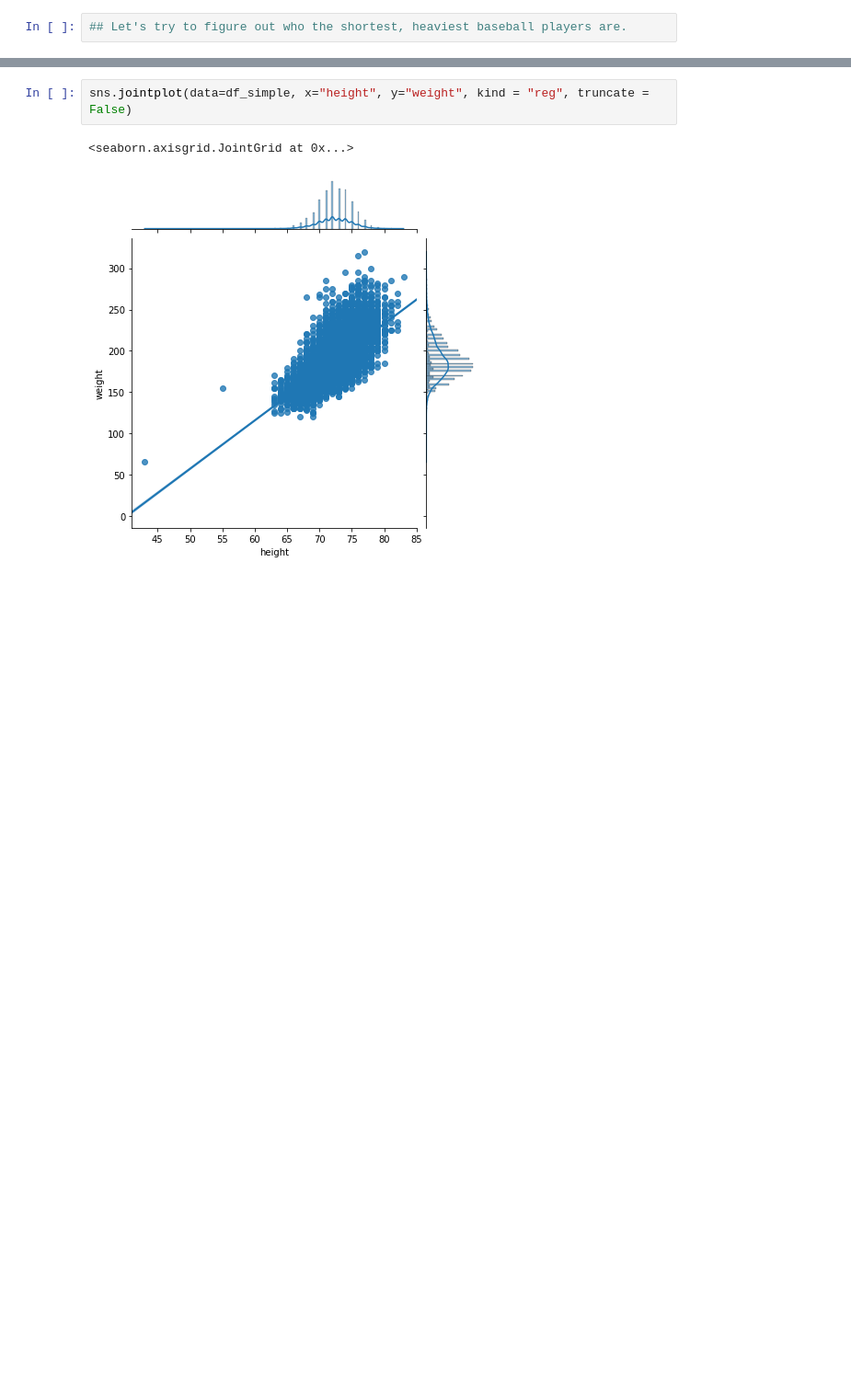
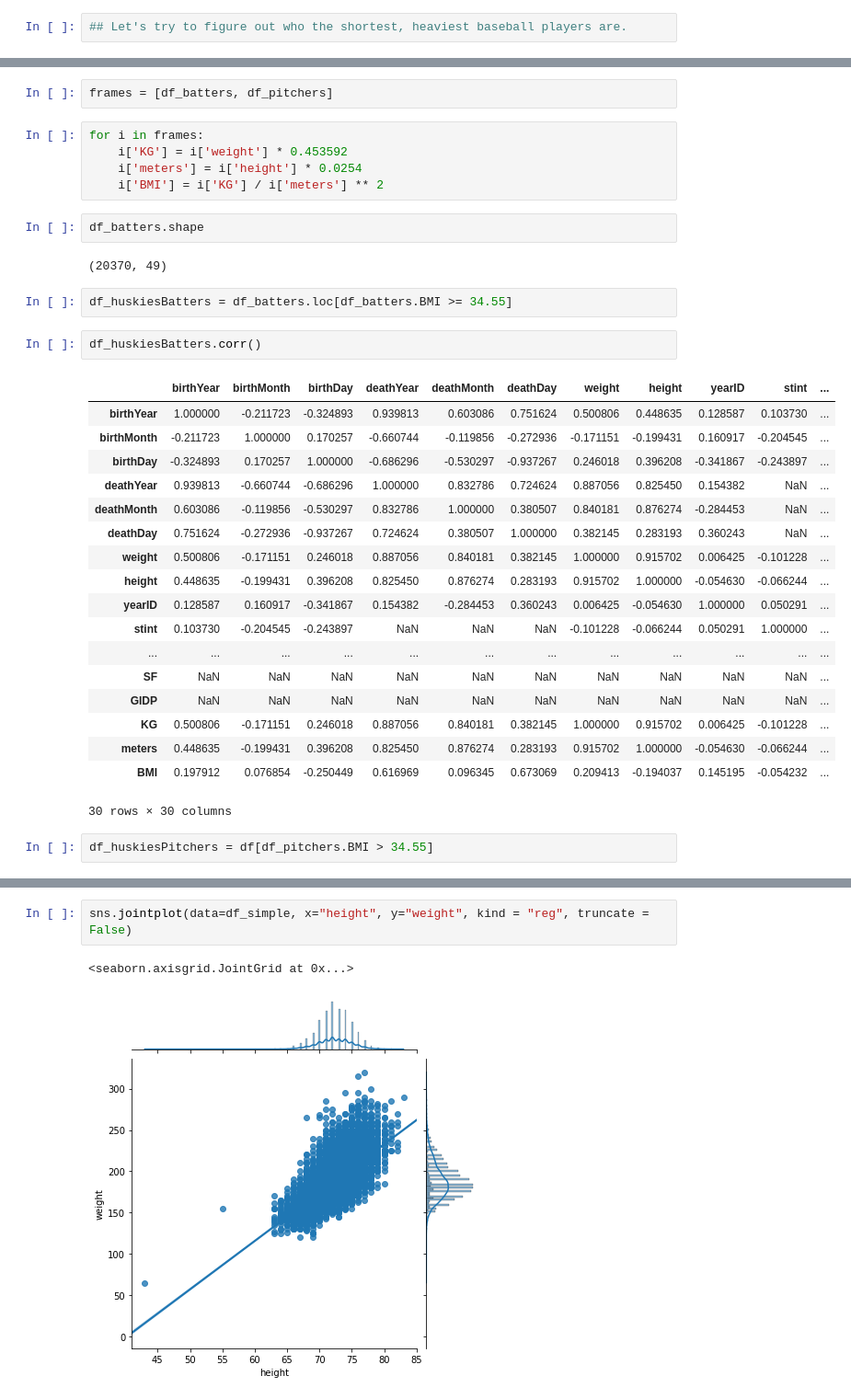
Before and after one commit to obverter/baseballings, a Jupyter notebook: high-bmi.ipynb, the cells around one changed output, grey strips where cells are left out. Shown: that part at 92% size. Cells and saved outputs as stored; diff of their text form; blank space fills up the shorter version.

```diff
--- a/high-bmi.ipynb
+++ b/high-bmi.ipynb
@@ -53 +50,37 @@ df_simple = df_simple.drop(
+# %%
+frames = [df_batters, df_pitchers]
+# %%
+for i in frames:
+    i['KG'] = i['weight'] * 0.453592
+    i['meters'] = i['height'] * 0.0254
+    i['BMI'] = i['KG'] / i['meters'] ** 2
+# %%
+df_batters.shape
+# %% [output]
+(20370, 49)
+# %%
+df_huskiesBatters = df_batters.loc[df_batters.BMI >= 34.55]
+# %%
+df_huskiesBatters.corr()
+# %% [output]
+|  | birthYear | birthMonth | birthDay | deathYear | deathMonth | deathDay | weight | height | yearID | stint | ... |
+| birthYear | 1.000000 | -0.211723 | -0.324893 | 0.939813 | 0.603086 | 0.751624 | 0.500806 | 0.448635 | 0.128587 | 0.103730 | ... |
+| birthMonth | -0.211723 | 1.000000 | 0.170257 | -0.660744 | -0.119856 | -0.272936 | -0.171151 | -0.199431 | 0.160917 | -0.204545 | ... |
+| birthDay | -0.324893 | 0.170257 | 1.000000 | -0.686296 | -0.530297 | -0.937267 | 0.246018 | 0.396208 | -0.341867 | -0.243897 | ... |
+| deathYear | 0.939813 | -0.660744 | -0.686296 | 1.000000 | 0.832786 | 0.724624 | 0.887056 | 0.825450 | 0.154382 | NaN | ... |
+| deathMonth | 0.603086 | -0.119856 | -0.530297 | 0.832786 | 1.000000 | 0.380507 | 0.840181 | 0.876274 | -0.284453 | NaN | ... |
+| deathDay | 0.751624 | -0.272936 | -0.937267 | 0.724624 | 0.380507 | 1.000000 | 0.382145 | 0.283193 | 0.360243 | NaN | ... |
+| weight | 0.500806 | -0.171151 | 0.246018 | 0.887056 | 0.840181 | 0.382145 | 1.000000 | 0.915702 | 0.006425 | -0.101228 | ... |
+| height | 0.448635 | -0.199431 | 0.396208 | 0.825450 | 0.876274 | 0.283193 | 0.915702 | 1.000000 | -0.054630 | -0.066244 | ... |
+| yearID | 0.128587 | 0.160917 | -0.341867 | 0.154382 | -0.284453 | 0.360243 | 0.006425 | -0.054630 | 1.000000 | 0.050291 | ... |
+| stint | 0.103730 | -0.204545 | -0.243897 | NaN | NaN | NaN | -0.101228 | -0.066244 | 0.050291 | 1.000000 | ... |
+| ... | ... | ... | ... | ... | ... | ... | ... | ... | ... | ... | ... |
+| SF | NaN | NaN | NaN | NaN | NaN | NaN | NaN | NaN | NaN | NaN | ... |
+| GIDP | NaN | NaN | NaN | NaN | NaN | NaN | NaN | NaN | NaN | NaN | ... |
+| KG | 0.500806 | -0.171151 | 0.246018 | 0.887056 | 0.840181 | 0.382145 | 1.000000 | 0.915702 | 0.006425 | -0.101228 | ... |
+| meters | 0.448635 | -0.199431 | 0.396208 | 0.825450 | 0.876274 | 0.283193 | 0.915702 | 1.000000 | -0.054630 | -0.066244 | ... |
+| BMI | 0.197912 | 0.076854 | -0.250449 | 0.616969 | 0.096345 | 0.673069 | 0.209413 | -0.194037 | 0.145195 | -0.054232 | ... |
+30 rows × 30 columns
+# %%
+df_huskiesPitchers = df[df_pitchers.BMI > 34.55]
 # %%
```
Also changed, not shown: parts of 18 cells of this notebook.
